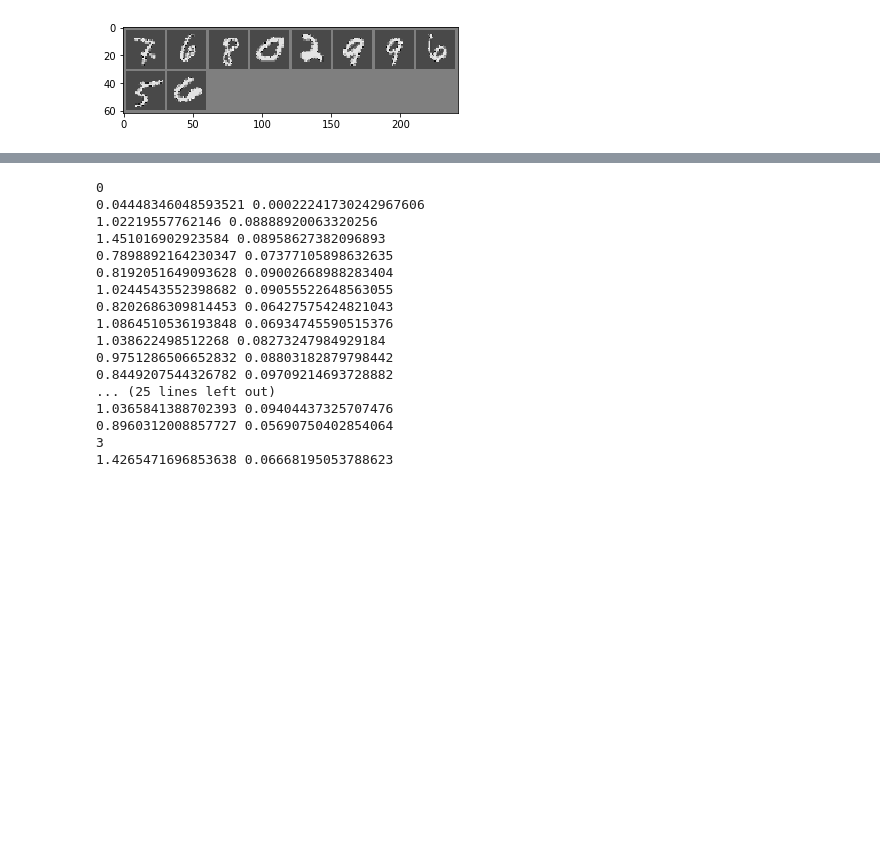
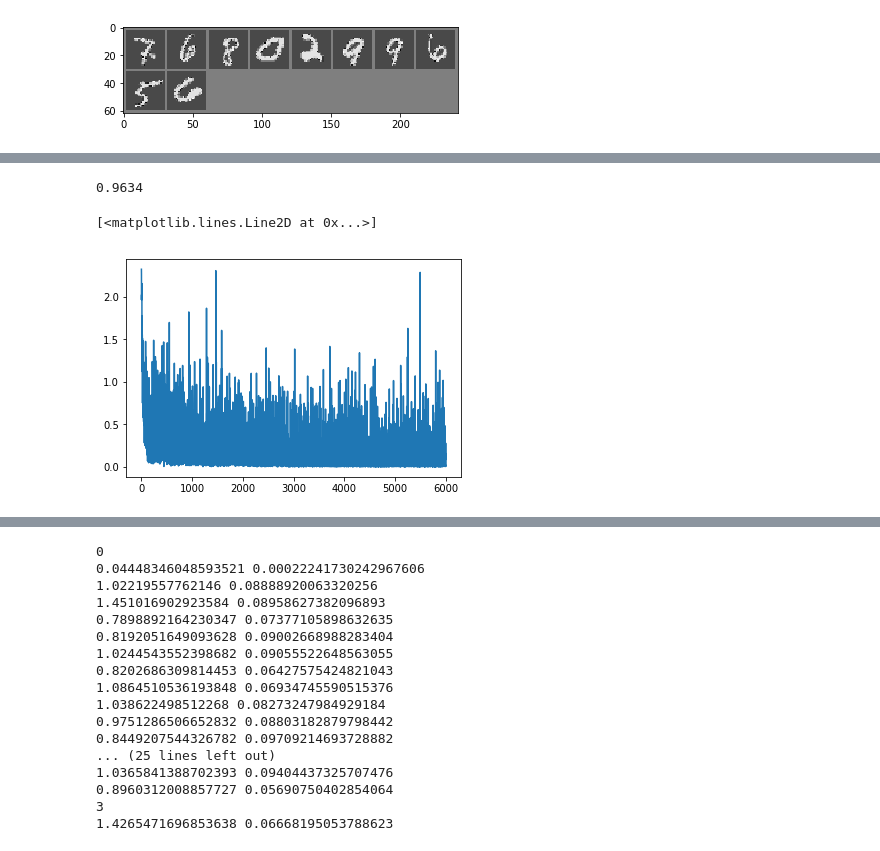
Before and after one commit to fjdiod/soft_trees, a Jupyter notebook: Trees.ipynb, the cells around one changed output, grey strips where cells are left out. Saved outputs shown, nothing was run; the diff lists cells and outputs as text; code cells hidden in the pictures; blank space fills up the shorter version.

```diff
--- a/Trees.ipynb
+++ b/Trees.ipynb
@@ -122,0 +180,2 @@ net.build_tree(2)
+# %%
+training, testing = train(net, train_loader, test_loader, gamma=0, n_epoch=1)
@@ -122,0 +200,9 @@ net.build_tree(2)
+# %%
+validate(net, test_loader)
+# %% [output]
+0.9634
+# %%
+plt.plot(training)
+# %% [output]
+[<matplotlib.lines.Line2D at 0x...>]
+[figure, added]
```
Also changed, not shown: parts of 9 cells of this notebook.
